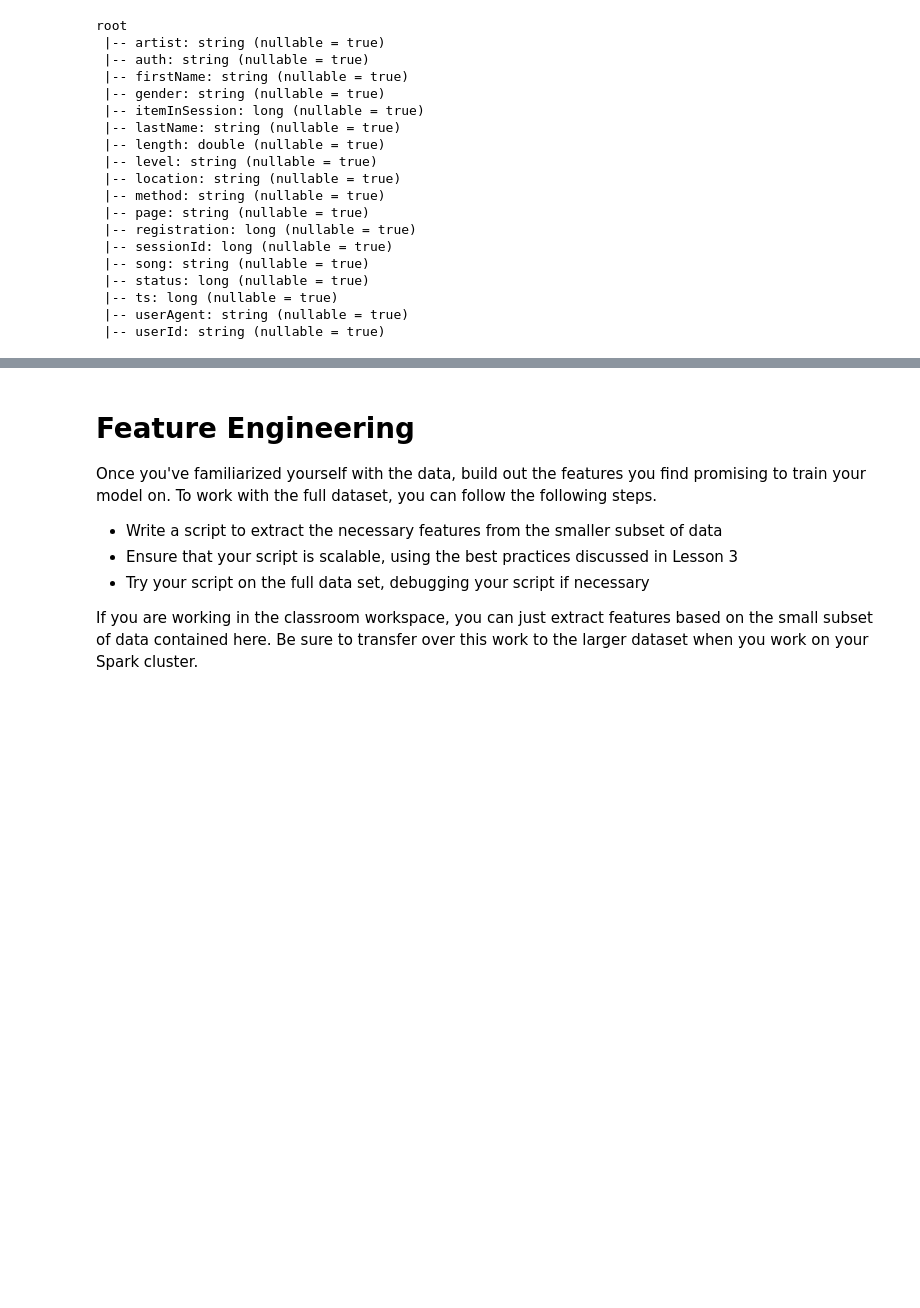
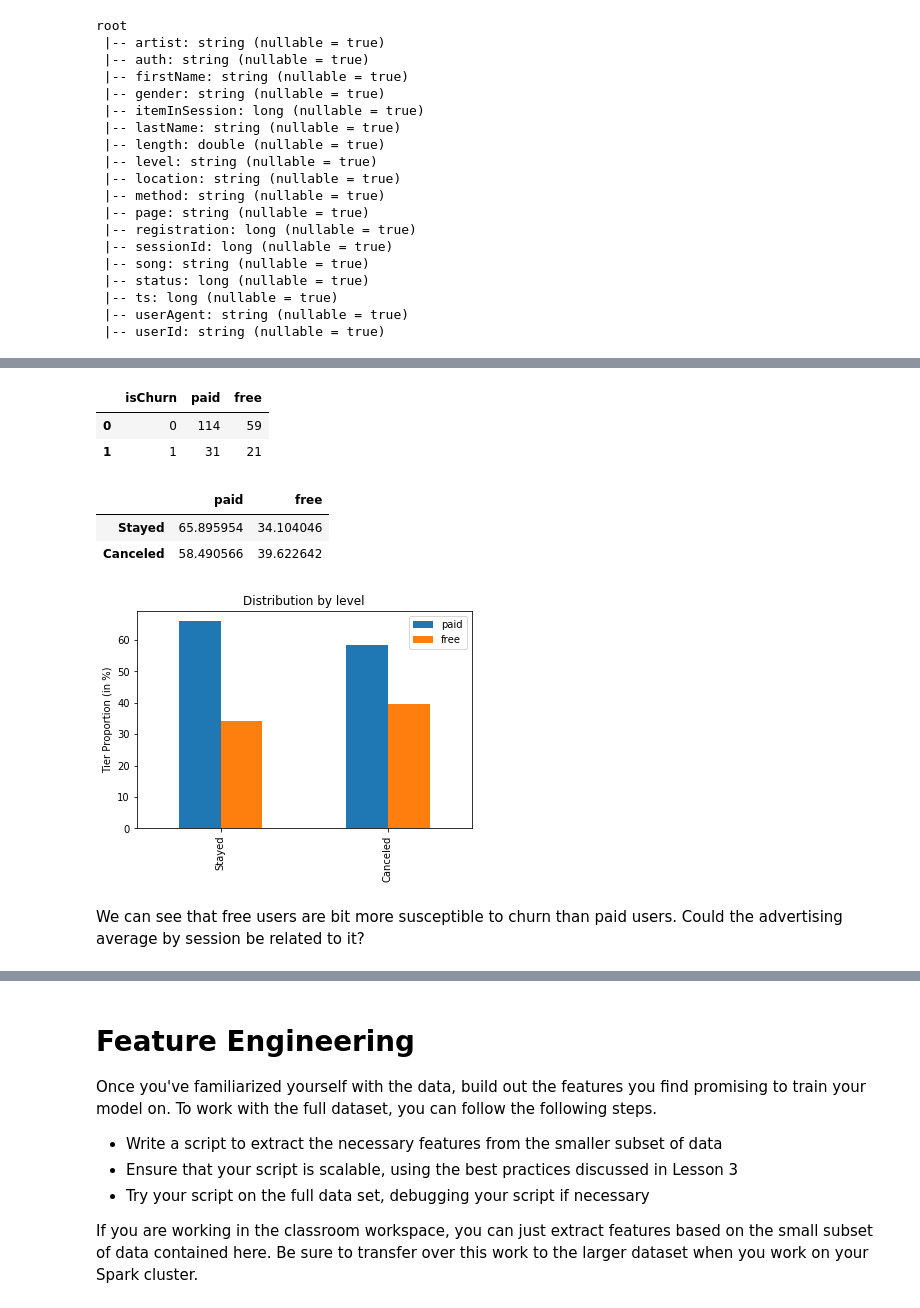
Before and after one commit to thiagolimaop/sparkify_churn, a Jupyter notebook: Sparkify.ipynb, the cells around one changed output, grey strips where cells are left out. Saved outputs shown, nothing was run; the diff lists cells and outputs as text; code cells hidden in the pictures; blank space fills up the shorter version.

Commit message:
feat: adding data analysis about level feature

```diff
--- a/Sparkify.ipynb
+++ b/Sparkify.ipynb
@@ -180,0 +401,36 @@ valid_log.select(['userId']).where(user_log.page == 'Submit Downgrade').collect(
+# %%
+# Counting how many users paid and free are in the two groups?
+level_churn.createOrReplaceTempView('level_churn_table')
+level_df = spark.sql('''
+            SELECT isChurn, SUM(paid) AS paid, SUM(free) as free
+            FROM (
+                SELECT userID, isChurn,
+                        (CASE WHEN level = "paid" THEN 1 ELSE 0 END) AS paid,
+                        (CASE WHEN level = "free" THEN 1 ELSE 0 END) AS free
+                FROM level_churn_table)
+            GROUP BY 1
+            '''
+         ).toPandas()
+level_df
+# %% [output]
+|  | isChurn | paid | free |
+| 0 | 0 | 114 | 59 |
+| 1 | 1 | 31 | 21 |
+# %%
+# Converting theses values in percentage
+level_df.loc[0] = level_df.loc[0] * 100 / np.sum(level_df.loc[0])
+level_df.loc[1] = level_df.loc[1] * 100 / np.sum(level_df.loc[1])
+level_df.drop('isChurn', axis=1, inplace=True)
+level_df.set_index(pd.Index(['Stayed', 'Canceled']), inplace=True)
+level_df
+# %% [output]
+|  | paid | free |
+| Stayed | 65.895954 | 34.104046 |
+| Canceled | 58.490566 | 39.622642 |
+# %%
+level_df[['paid', 'free']].plot(kind='bar', title='Distribution by level')
+plt.ylabel('Tier Proportion (in %)');
+# %% [output]
+[figure, added]
+# %% [markdown]
+We can see that free users are bit more susceptible to churn than paid users. Could the advertising average by session be related to it?
```
Also changed, not shown: parts of 45 cells of this notebook.
